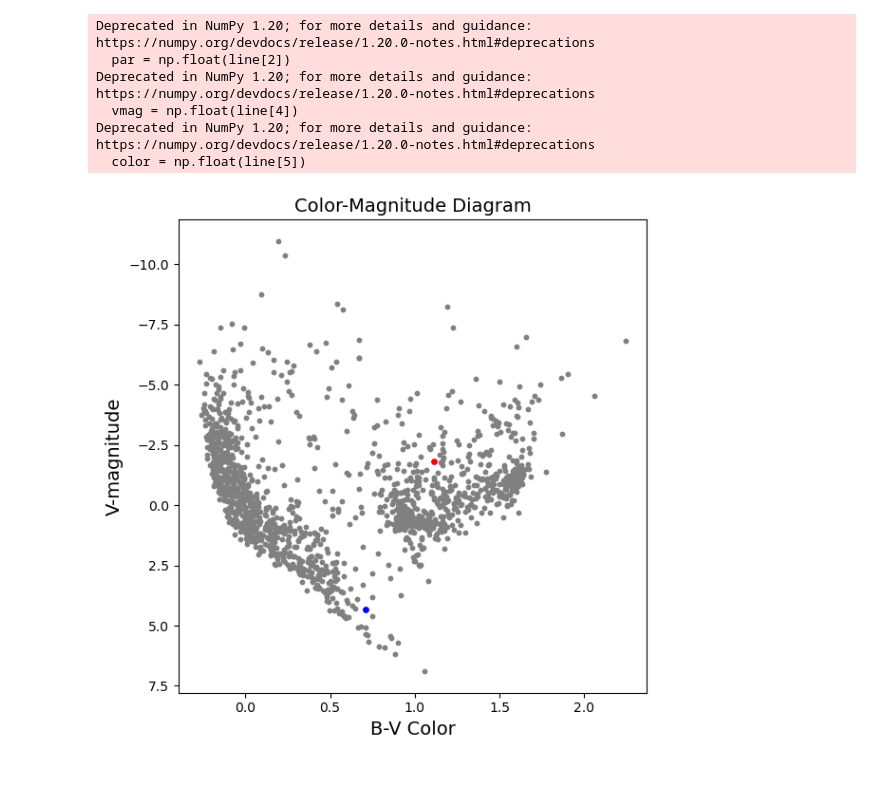
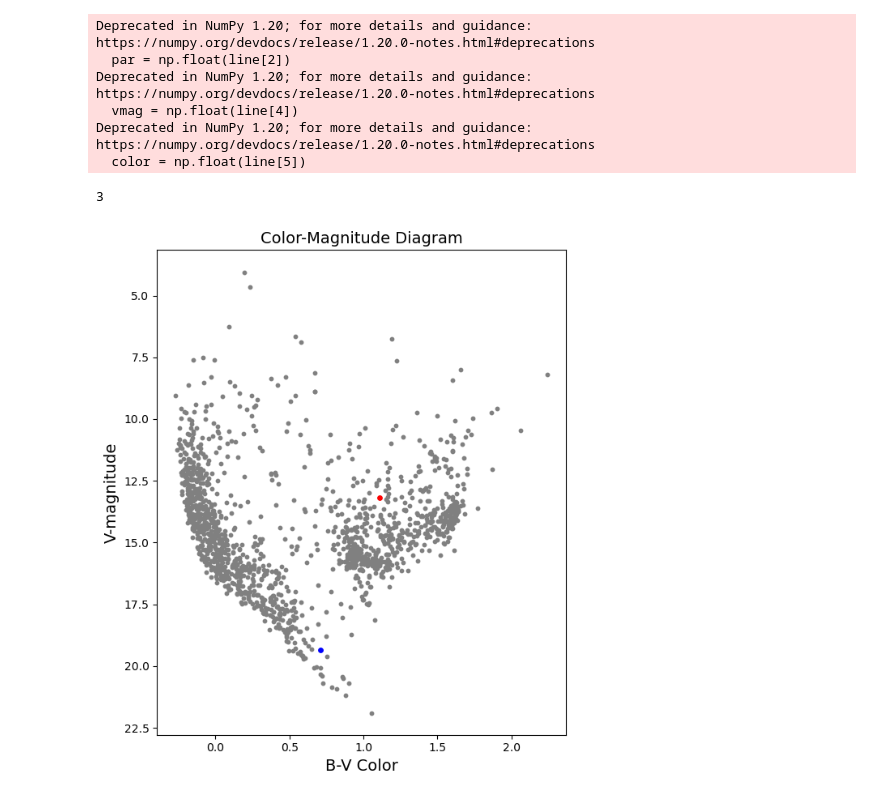
Before and after one commit to qingru-hu/Stars-and-Planets, a Jupyter notebook: ps1/code/color_mag_diag.ipynb, the cells around one changed output. Saved outputs shown, nothing was run; the diff lists cells and outputs as text; code cells hidden in the pictures.

```diff
--- a/ps1/code/color_mag_diag.ipynb
+++ b/ps1/code/color_mag_diag.ipynb
@@ -32,7 +32,7 @@ for line in lines:
     if line[2]=='':
         continue
     par = np.float(line[2])
-    d = 1000/par
+    d = 1/par
     # convert vmag to M
     vmag = np.float(line[4])
     Mag = vmag - 5*np.log10(d/10)
@@ -55,19 +55,23 @@ Deprecated in NumPy 1.20; for more details and guidance: https://numpy.org/devdo
   vmag = np.float(line[4])
 Deprecated in NumPy 1.20; for more details and guidance: https://numpy.org/devdocs/release/1.20.0-notes.html#deprecations
   color = np.float(line[5])
+# %%
+np.argmax(pars)
+# %% [output]
+3
 # %%
-fig, ax = plt.subplots(figsize=(6, 6))
+fig, ax = plt.subplots(figsize=(6, 7))
 ax.scatter(colors, Mags, color='grey', s=10)
 ax.scatter(colors[[np.argmax(pars)]], Mags[[np.argmax(pars)]], color='b', s=15)
 ax.scatter(colors[[np.argmax(vmags)]], Mags[[np.argmax(vmags)]], color='r', s=15)
 
 ax.invert_yaxis()
 ax.set_title('Color-Magnitude Diagram', fontdict=fontdict)
 ax.set_ylabel('V-magnitude', fontdict=fontdict)
 ax.set_xlabel('B-V Color', fontdict=fontdict)
 plt.tight_layout()
 plt.savefig('color_mag.png', dpi=200)
 plt.show()
 # %% [output]
-[figure, old version]
+[figure, new version]
 # %%
```
Also changed, not shown: parts of 8 cells of this notebook, 8 other files.
